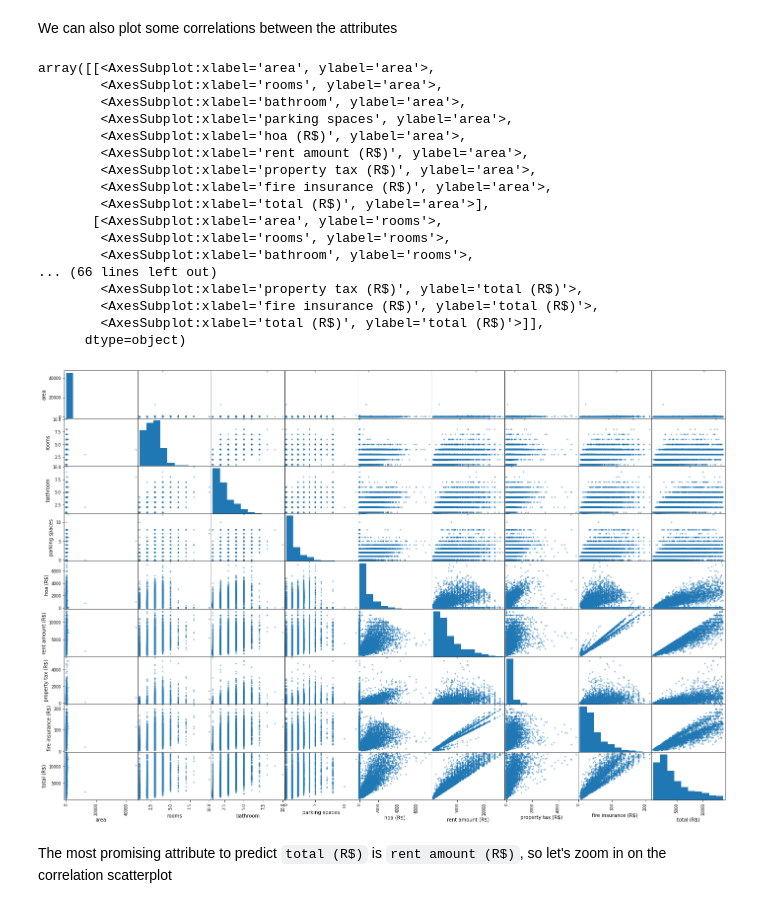
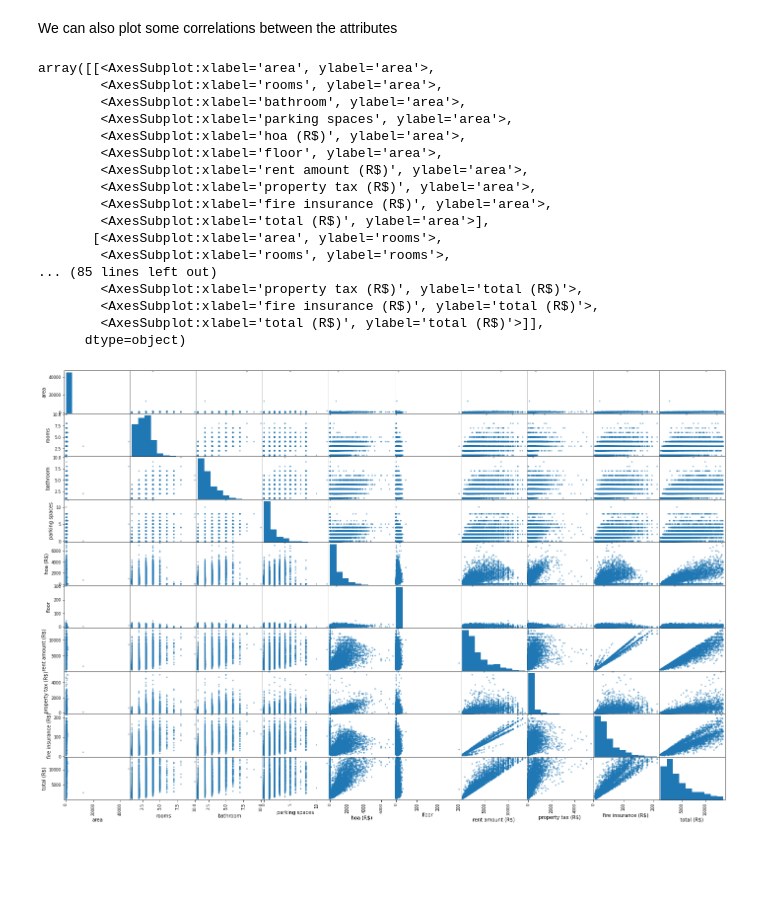
Before and after one commit to RenanNascimento/for-rent, a Jupyter notebook: ds/ForRent.ipynb, the cells around one changed output. Saved outputs shown, nothing was run; the diff lists cells and outputs as text; code cells hidden in the pictures; blank space fills up the shorter version.

```diff
--- a/ds/ForRent.ipynb
+++ b/ds/ForRent.ipynb
@@ -120,3 +122,6 @@ Now, let's look at the other fields
+# %%
+housing["floor"] = housing["floor"].replace(['-'], 0)
+housing = housing.astype({"floor": int})
 # %%
 housing.describe()
 # %% [output]
@@ -282,27 +288,25 @@ We can also plot some correlations between the attributes
 # %%
 from pandas.plotting import scatter_matrix
 
-attributes = ["area", "rooms", "bathroom", "parking spaces", "hoa (R$)",
+attributes = ["area", "rooms", "bathroom", "parking spaces", "hoa (R$)", "floor",
               "rent amount (R$)", "property tax (R$)", "fire insurance (R$)", "total (R$)"]
 scatter_matrix(housing[attributes], figsize=(24, 16))
 # %% [output]
 array([[<AxesSubplot:xlabel='area', ylabel='area'>,
         <AxesSubplot:xlabel='rooms', ylabel='area'>,
         <AxesSubplot:xlabel='bathroom', ylabel='area'>,
         <AxesSubplot:xlabel='parking spaces', ylabel='area'>,
         <AxesSubplot:xlabel='hoa (R$)', ylabel='area'>,
+        <AxesSubplot:xlabel='floor', ylabel='area'>,
         <AxesSubplot:xlabel='rent amount (R$)', ylabel='area'>,
         <AxesSubplot:xlabel='property tax (R$)', ylabel='area'>,
         <AxesSubplot:xlabel='fire insurance (R$)', ylabel='area'>,
         <AxesSubplot:xlabel='total (R$)', ylabel='area'>],
        [<AxesSubplot:xlabel='area', ylabel='rooms'>,
         <AxesSubplot:xlabel='rooms', ylabel='rooms'>,
-        <AxesSubplot:xlabel='bathroom', ylabel='rooms'>,
-... (66 lines left out)
+... (85 lines left out)
         <AxesSubplot:xlabel='property tax (R$)', ylabel='total (R$)'>,
         <AxesSubplot:xlabel='fire insurance (R$)', ylabel='total (R$)'>,
         <AxesSubplot:xlabel='total (R$)', ylabel='total (R$)'>]],
       dtype=object)
-[figure, old version]
+[figure, new version]
-# %% [markdown]
-The most promising attribute to predict `total (R$)` is `rent amount (R$)`, so let's zoom in on the correlation scatterplot
```
Also changed, not shown: parts of 25 cells of this notebook.
